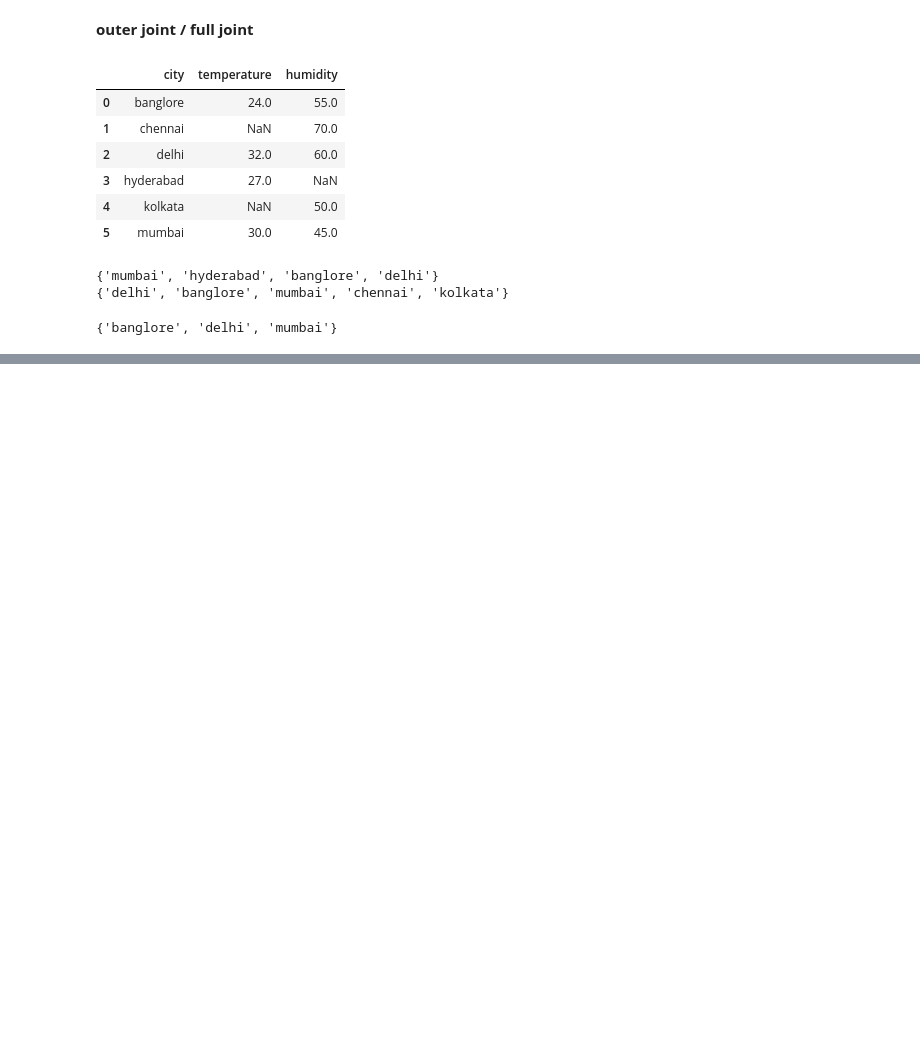
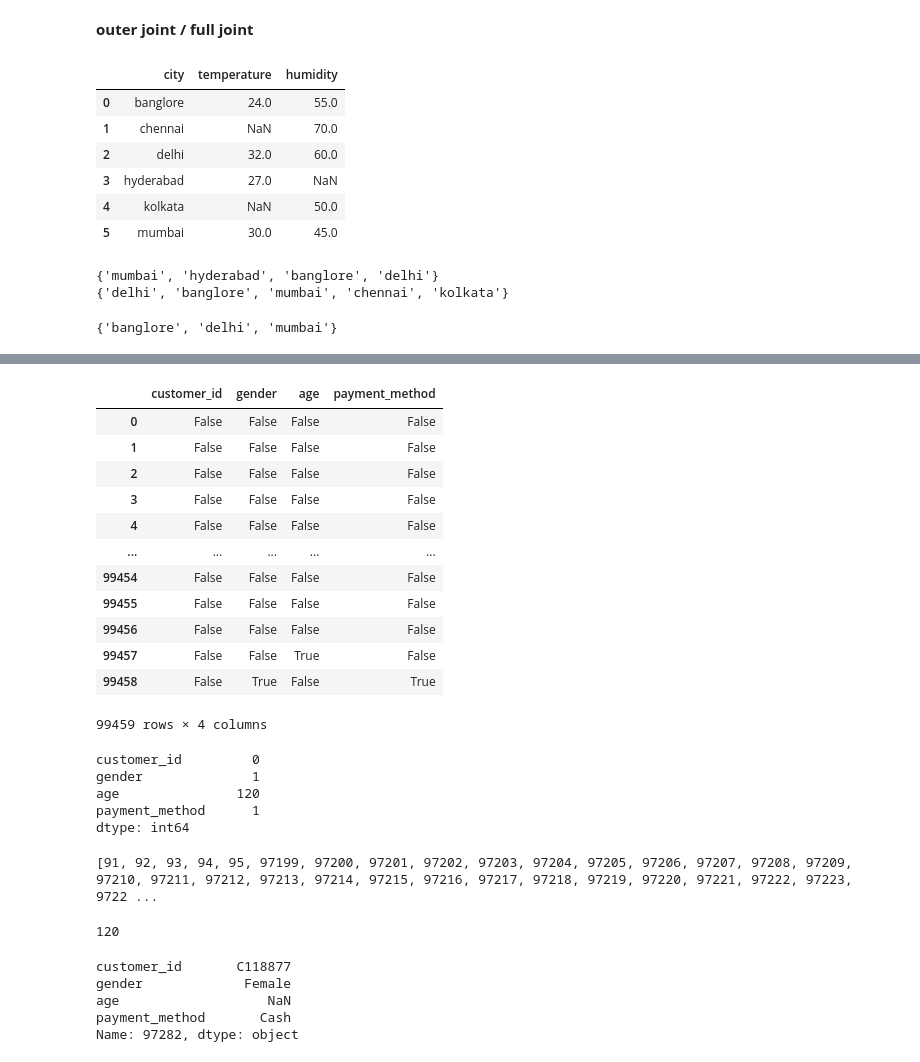
Before and after one commit to swaraj-shejul/python-foundation, a Jupyter notebook: Pandas_DataFrame_2D.ipynb, the cells around one changed output, grey strips where cells are left out. Saved outputs shown, nothing was run; the diff lists cells and outputs as text; code cells hidden in the pictures; blank space fills up the shorter version.

```diff
--- a/Pandas_DataFrame_2D.ipynb
+++ b/Pandas_DataFrame_2D.ipynb
@@ -731,0 +938,3 @@ Note: you may need to restart the kernel to use updated packages.
+# %%
+cd.loc['99457']=['C273974','Female',np.nan,'Credit Card']
+cd.loc['99458']=['C273975',np.nan,37.0,np.nan]
@@ -731,0 +950,46 @@ Note: you may need to restart the kernel to use updated packages.
+# %%
+cd.isnull()
+# %% [output]
+|  | customer_id | gender | age | payment_method |
+| 0 | False | False | False | False |
+| 1 | False | False | False | False |
+| 2 | False | False | False | False |
+| 3 | False | False | False | False |
+| 4 | False | False | False | False |
+| ... | ... | ... | ... | ... |
+| 99454 | False | False | False | False |
+| 99455 | False | False | False | False |
+| 99456 | False | False | False | False |
+| 99457 | False | False | True | False |
+| 99458 | False | True | False | True |
+99459 rows × 4 columns
+# %%
+cd.isnull().sum()
+# %% [output]
+customer_id         0
+gender              1
+age               120
+payment_method      1
+dtype: int64
+# %%
+l=[]
+index = 0
+for i in cd['age'].isnull():
+    if i == True:
+        l.append(index)
+    index += 1
+print(l)
+# %% [output]
+[91, 92, 93, 94, 95, 97199, 97200, 97201, 97202, 97203, 97204, 97205, 97206, 97207, 97208, 97209, 97210, 97211, 97212, 97213, 97214, 97215, 97216, 97217, 97218, 97219, 97220, 97221, 97222, 97223, 9722 ...
+# %%
+len(l)
+# %% [output]
+120
+# %%
+cd.iloc[97282]
+# %% [output]
+customer_id       C118877
+gender             Female
+age                   NaN
+payment_method       Cash
+Name: 97282, dtype: object
```
Also changed, not shown: parts of 68 cells of this notebook.
